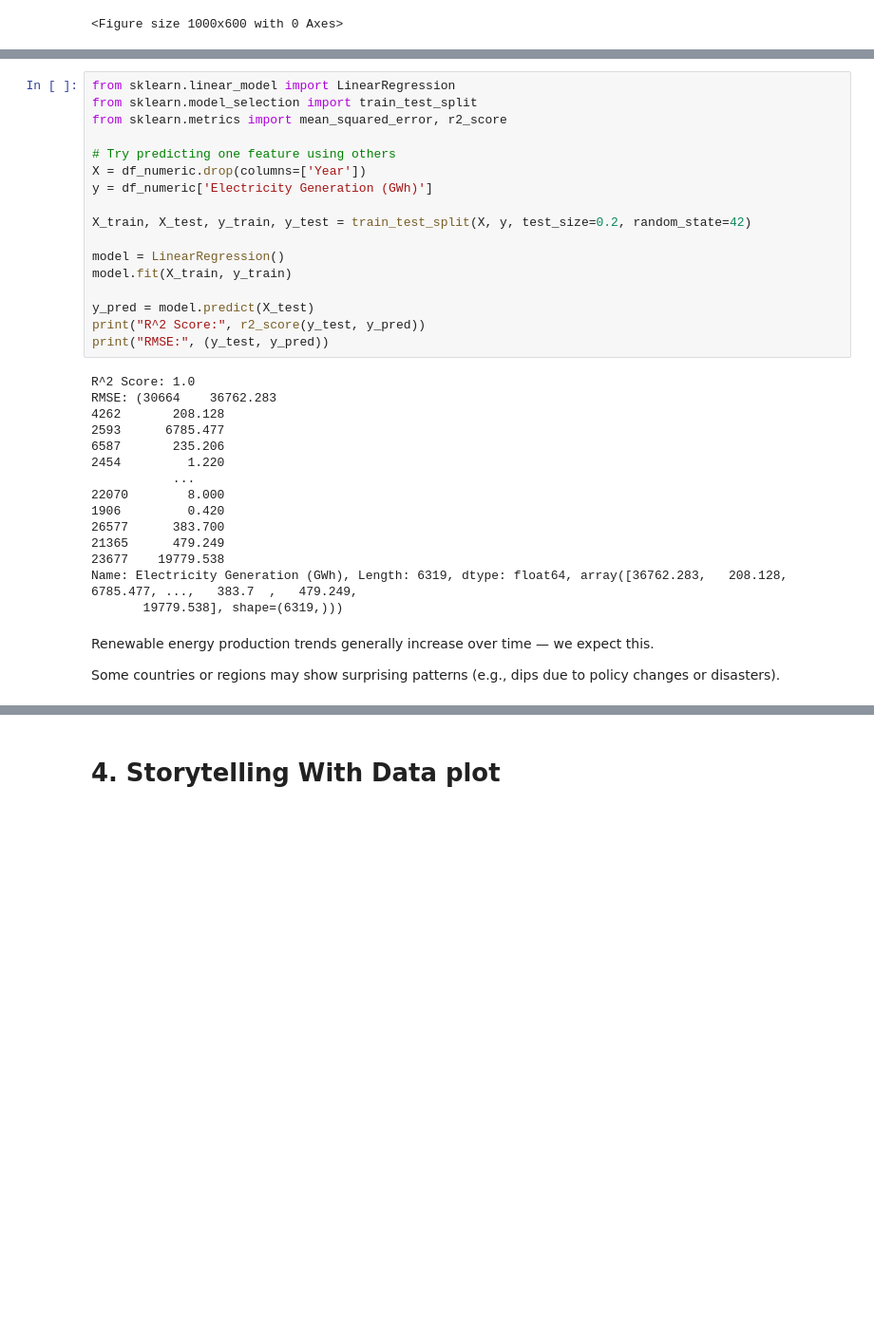
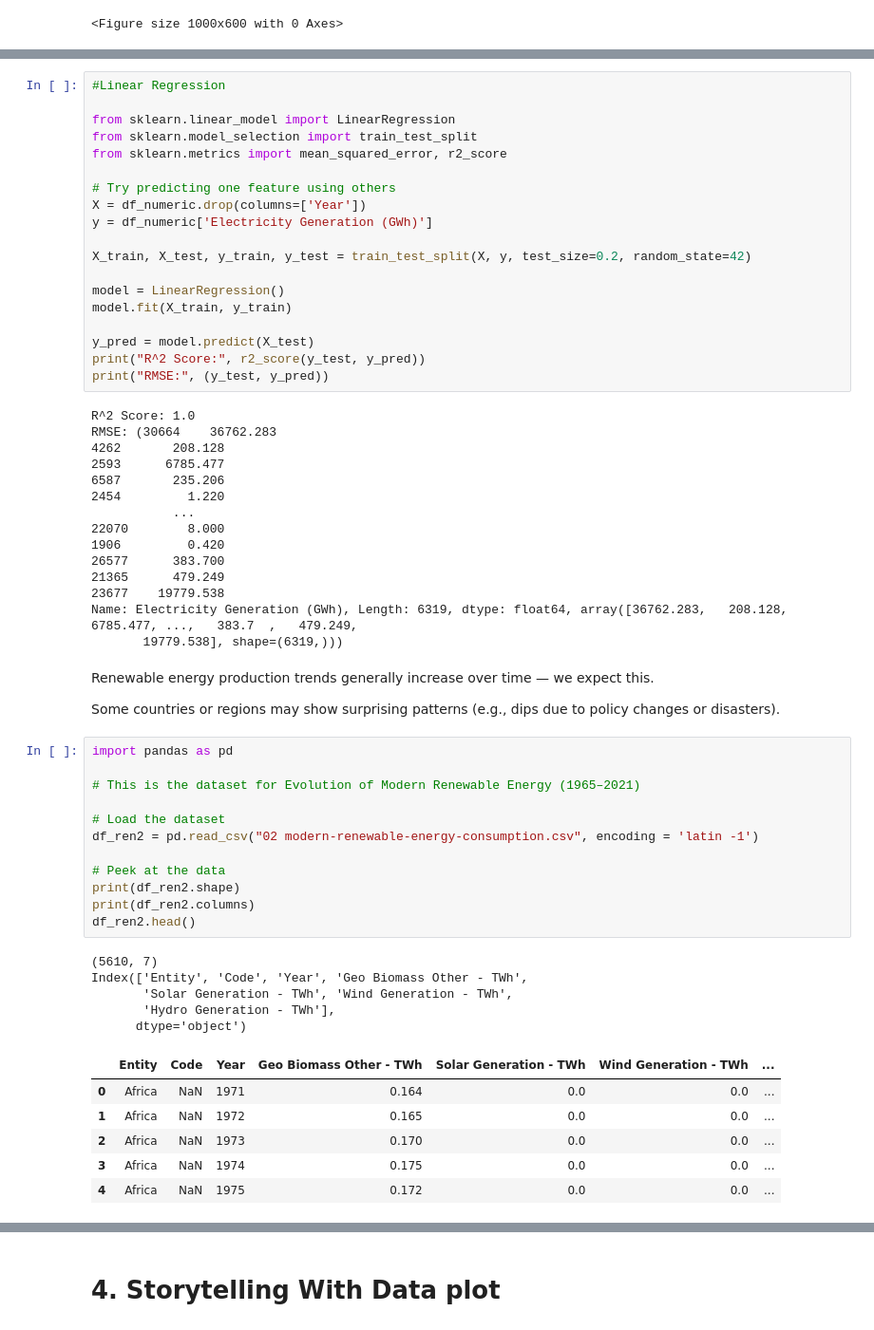
Before and after one commit to bu-sohan/AI-for-Leaders-Spring-2025, a Jupyter notebook: Week9.ipynb, the cells around one changed output, grey strips where cells are left out. Shown: that part at 95% size. Saved outputs shown, nothing was run; the diff lists cells and outputs as text; blank space fills up the shorter version.

```diff
--- a/Week9.ipynb
+++ b/Week9.ipynb
@@ -145,4 +149,6 @@ Variance explained by first component: 0.48970217409262534
 # %%
+#Linear Regression
+
 from sklearn.linear_model import LinearRegression
 from sklearn.model_selection import train_test_split
 from sklearn.metrics import mean_squared_error, r2_score
@@ -178,3 +184,27 @@ Name: Electricity Generation (GWh), Length: 6319, dtype: float64, array([36762.2
 Renewable energy production trends generally increase over time — we expect this.
 
 Some countries or regions may show surprising patterns (e.g., dips due to policy changes or disasters).
+# %%
+import pandas as pd
+
+# This is the dataset for Evolution of Modern Renewable Energy (1965–2021)
+
+# Load the dataset
+df_ren2 = pd.read_csv("02 modern-renewable-energy-consumption.csv", encoding = 'latin -1')
+
+# Peek at the data
+print(df_ren2.shape)
+print(df_ren2.columns)
+df_ren2.head()
+# %% [output]
+(5610, 7)
+Index(['Entity', 'Code', 'Year', 'Geo Biomass Other - TWh',
+       'Solar Generation - TWh', 'Wind Generation - TWh',
+       'Hydro Generation - TWh'],
+      dtype='object')
+|  | Entity | Code | Year | Geo Biomass Other - TWh | Solar Generation - TWh | Wind Generation - TWh | ... |
+| 0 | Africa | NaN | 1971 | 0.164 | 0.0 | 0.0 | ... |
+| 1 | Africa | NaN | 1972 | 0.165 | 0.0 | 0.0 | ... |
+| 2 | Africa | NaN | 1973 | 0.170 | 0.0 | 0.0 | ... |
+| 3 | Africa | NaN | 1974 | 0.175 | 0.0 | 0.0 | ... |
+| 4 | Africa | NaN | 1975 | 0.172 | 0.0 | 0.0 | ... |
```
Also changed, not shown: parts of 4 cells of this notebook, 2 other files.
